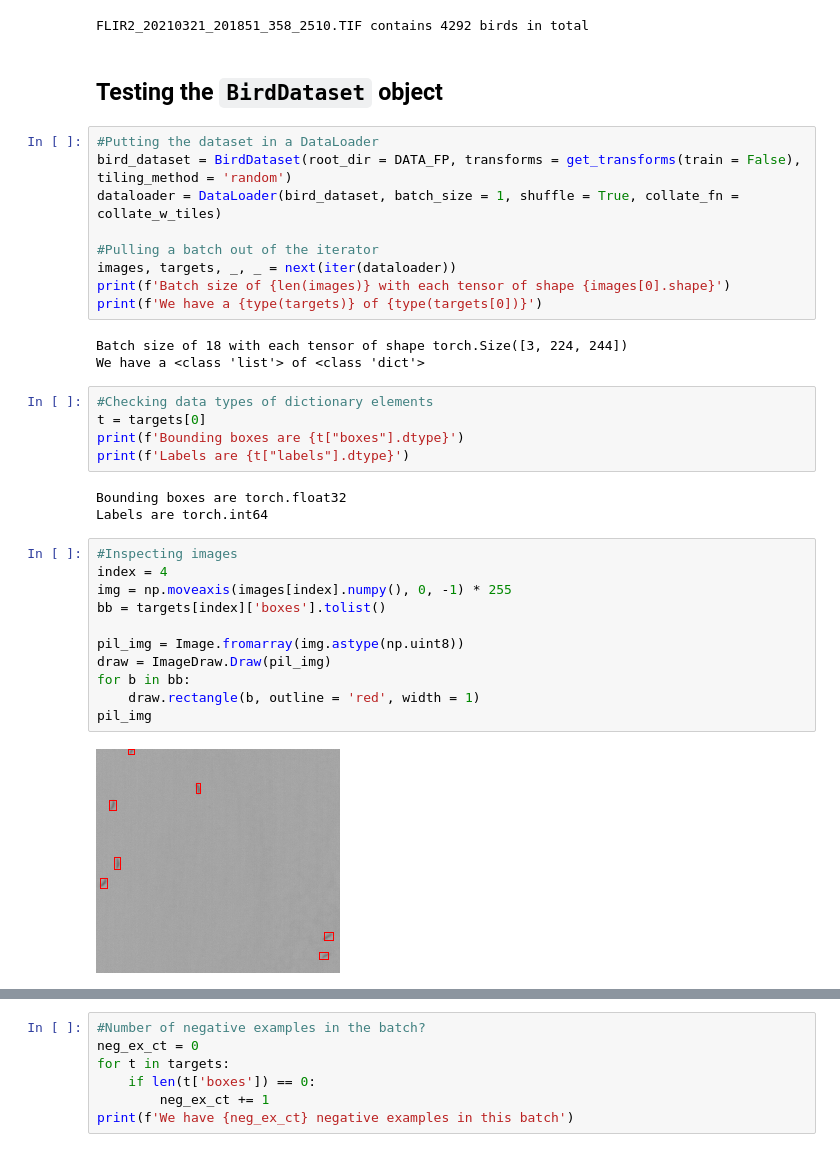
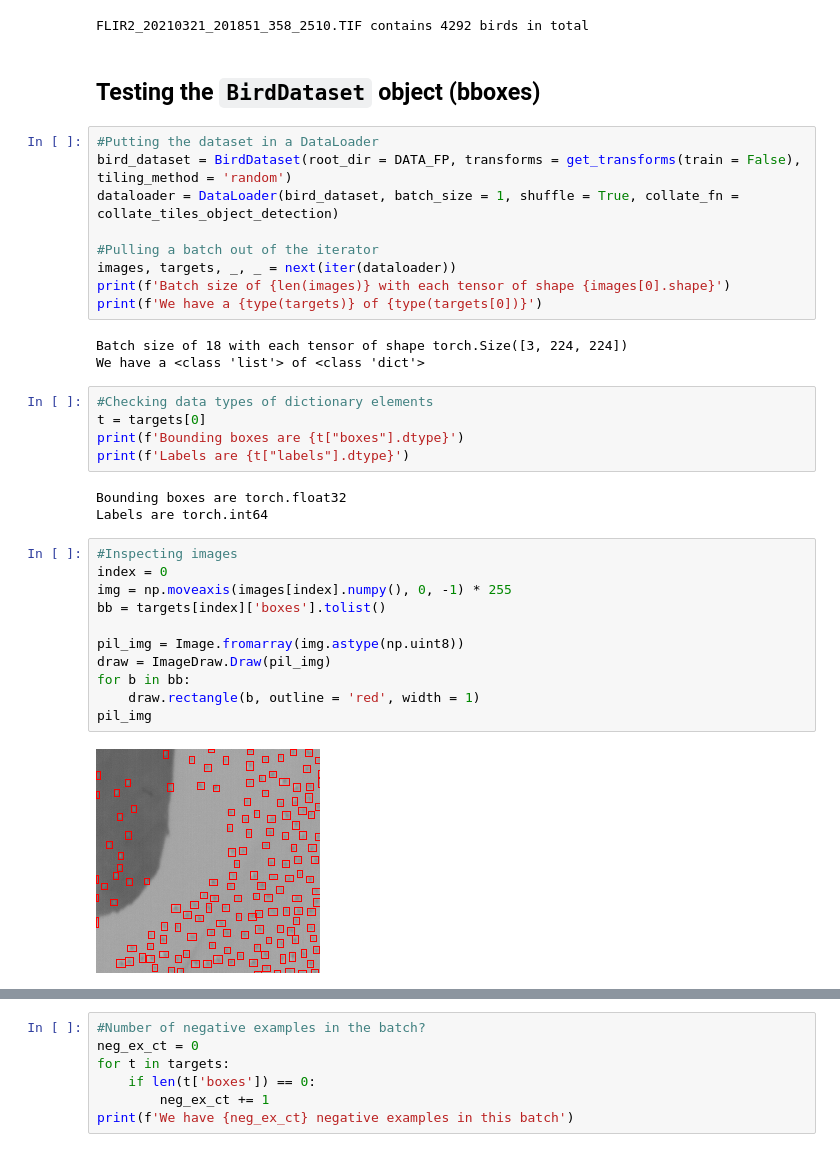
Before and after one commit to emiliolr/counting-cranes, a Jupyter notebook: miscellaneous/tests.ipynb, the cells around one changed output, grey strips where cells are left out. Drawn from its saved outputs; the diff is of its cells as text.

```diff
--- a/miscellaneous/tests.ipynb
+++ b/miscellaneous/tests.ipynb
@@ -48,18 +53,18 @@ print(f'{img_fp.split("/")[-1]} contains {get_regression(annot_fp)} birds in tot
 # %% [output]
 FLIR2_20210321_201851_358_2510.TIF contains 4292 birds in total
 # %% [markdown]
-## Testing the `BirdDataset` object
+## Testing the `BirdDataset` object (bboxes)
 # %%
 #Putting the dataset in a DataLoader
 bird_dataset = BirdDataset(root_dir = DATA_FP, transforms = get_transforms(train = False), tiling_method = 'random')
-dataloader = DataLoader(bird_dataset, batch_size = 1, shuffle = True, collate_fn = collate_w_tiles)
+dataloader = DataLoader(bird_dataset, batch_size = 1, shuffle = True, collate_fn = collate_tiles_object_detection)
 
 #Pulling a batch out of the iterator
 images, targets, _, _ = next(iter(dataloader))
 print(f'Batch size of {len(images)} with each tensor of shape {images[0].shape}')
 print(f'We have a {type(targets)} of {type(targets[0])}')
 # %% [output]
-Batch size of 18 with each tensor of shape torch.Size([3, 224, 244])
+Batch size of 18 with each tensor of shape torch.Size([3, 224, 224])
 We have a <class 'list'> of <class 'dict'>
 # %%
 #Checking data types of dictionary elements
@@ -71,17 +76,17 @@ Bounding boxes are torch.float32
 Labels are torch.int64
 # %%
 #Inspecting images
-index = 4
+index = 0
 img = np.moveaxis(images[index].numpy(), 0, -1) * 255
 bb = targets[index]['boxes'].tolist()
 
 pil_img = Image.fromarray(img.astype(np.uint8))
 draw = ImageDraw.Draw(pil_img)
 for b in bb:
     draw.rectangle(b, outline = 'red', width = 1)
 pil_img
 # %% [output]
-[figure, old version]
+[figure, new version]
 # %%
 #Checking the target dictionaries
 print(f'{len(targets[index]["boxes"])} birds in tile {index}')
```
Also changed, not shown: parts of 20 cells of this notebook, 4 other files.
